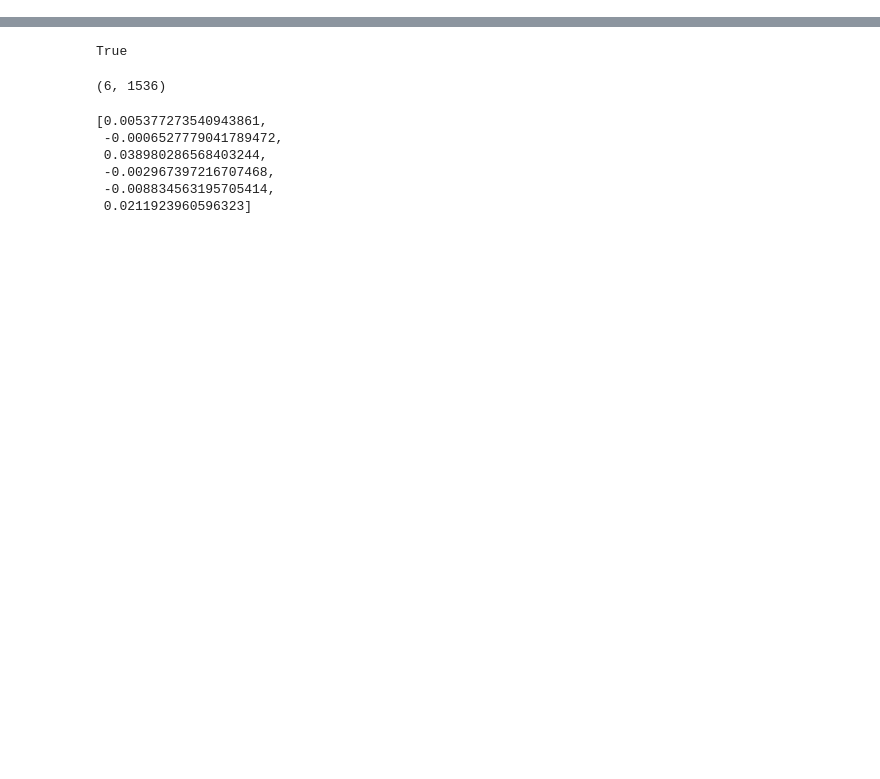
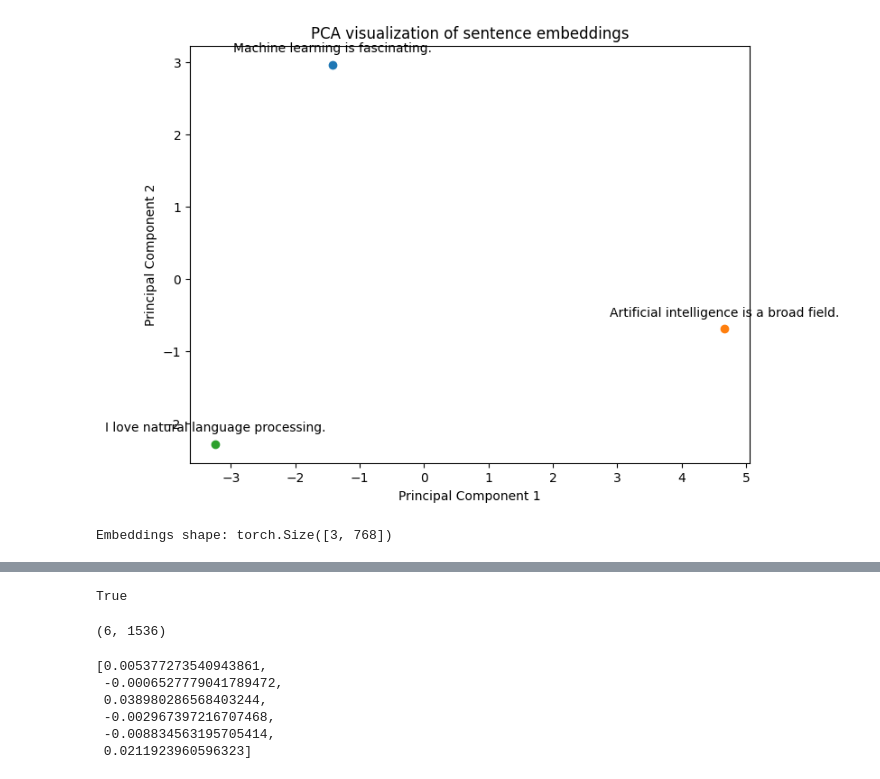
Before and after one commit to JavierCollipal/machine_learning_studies, a Jupyter notebook: embeddings.ipynb, the cells around one changed output, grey strips where cells are left out. Drawn from its saved outputs; the diff is of its cells as text; code cells hidden in the pictures; blank space fills up the shorter version.

```diff
--- a/embeddings.ipynb
+++ b/embeddings.ipynb
@@ -0,0 +13,44 @@
+# %%
+from transformers import BertTokenizer, BertModel
+import torch
+from sklearn.decomposition import PCA
+import matplotlib.pyplot as plt
+
+# Initialize the tokenizer and model
+tokenizer = BertTokenizer.from_pretrained('bert-base-uncased')
+model = BertModel.from_pretrained('bert-base-uncased')
+
+# Sample sentences
+sentences = [
+    "Machine learning is fascinating.",
+    "Artificial intelligence is a broad field.",
+    "I love natural language processing."
+]
+
+# Tokenize sentences and get embeddings
+inputs = tokenizer(sentences, return_tensors='pt', padding=True, truncation=True)
+with torch.no_grad():
+    outputs = model(**inputs)
+
+# Extract the embeddings
+embeddings = outputs.last_hidden_state.mean(dim=1)
+
+# Perform PCA to reduce dimensionality to 2D
+pca = PCA(n_components=2)
+embeddings_2d = pca.fit_transform(embeddings.numpy())
+
+# Plot the 2D embeddings
+plt.figure(figsize=(8, 6))
+for i, label in enumerate(sentences):
+    x, y = embeddings_2d[i, :]
+    plt.scatter(x, y)
+    plt.annotate(label, (x, y), textcoords='offset points', xytext=(0, 10), ha='center')
+plt.title("PCA visualization of sentence embeddings")
+plt.xlabel("Principal Component 1")
+plt.ylabel("Principal Component 2")
+plt.show()
+
+print("Embeddings shape:", embeddings.shape)
+# %% [output]
+[figure, added]
+Embeddings shape: torch.Size([3, 768])
```
Also changed, not shown: parts of 9 cells of this notebook, 1 other file.
